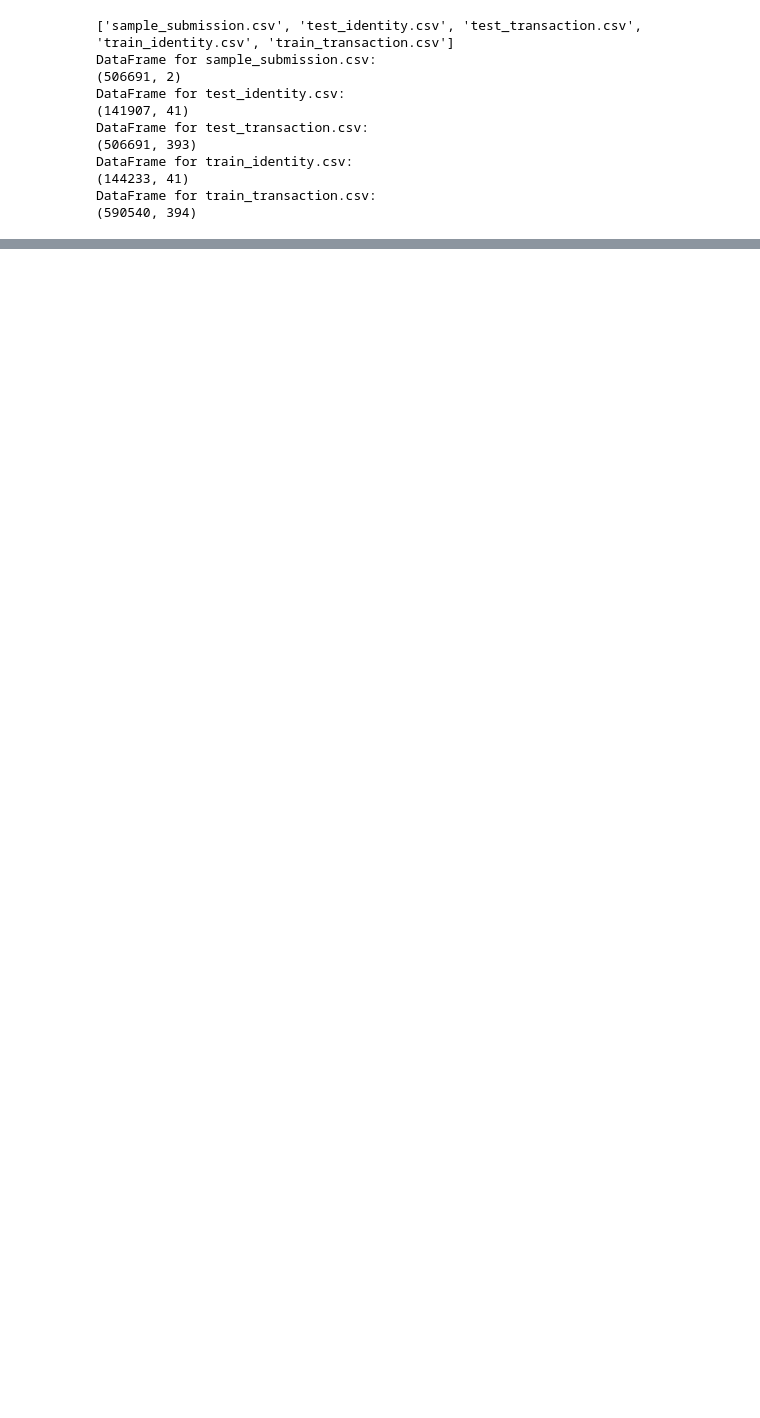
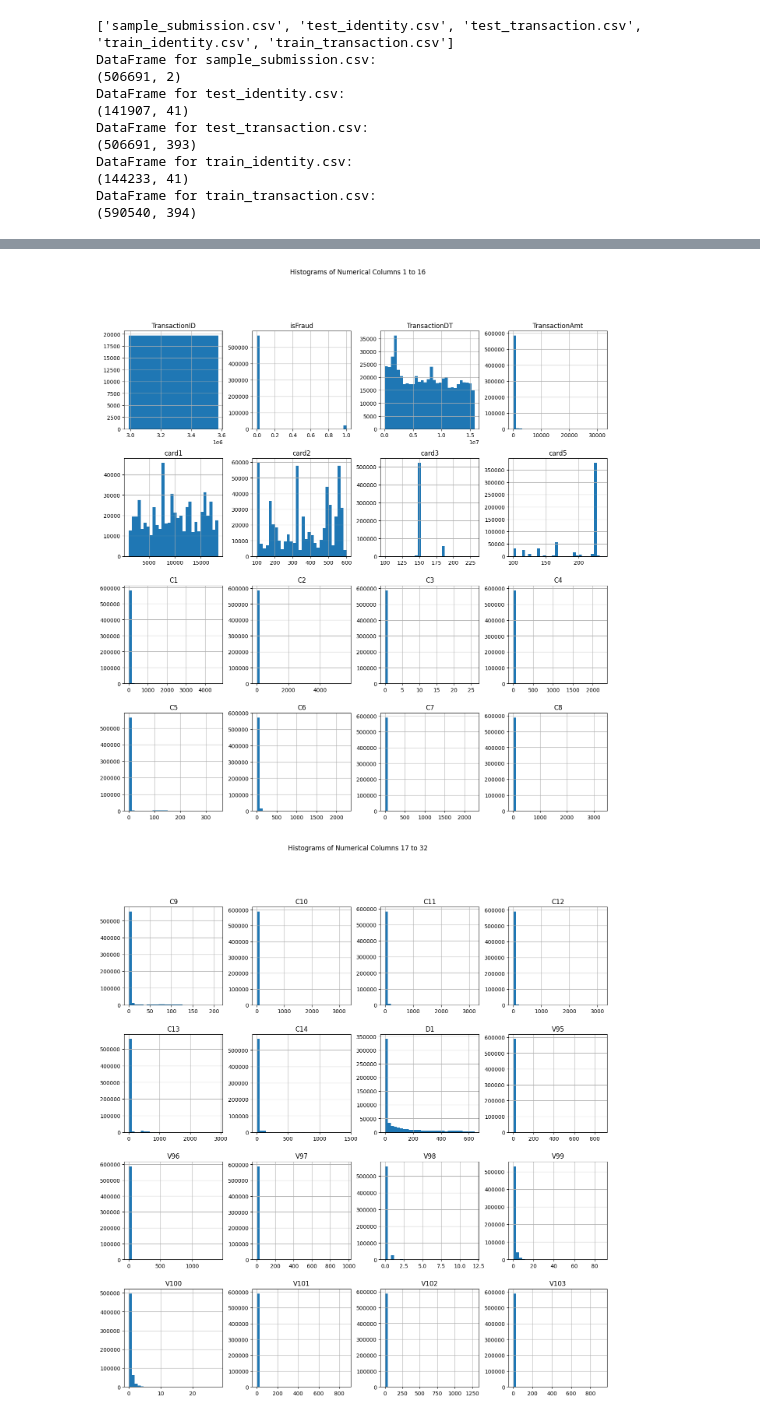
Before and after one commit to wnstnb/fraud-viz, a Jupyter notebook: experiment.ipynb, the cells around one changed output, grey strips where cells are left out. Drawn from its saved outputs; the diff is of its cells as text; code cells hidden in the pictures; blank space fills up the shorter version.

```diff
--- a/experiment.ipynb
+++ b/experiment.ipynb
@@ -43,0 +48,2 @@ cwd = os.getcwd()
+# %%
+train = dfs['train_transaction'].merge(dfs['train_identity'], on='TransactionID', how='left')
@@ -43,0 +69,8 @@ cwd = os.getcwd()
+# %%
+train_clean = train.convert_dtypes()
+
+# threshold = int(0.95 * len(train))
+
+threshold = len(train_clean) - int(0.95 * len(train))
+
+train_clean = train_clean.loc[:, train_clean.isnull().sum() < threshold]
@@ -43,0 +120,21 @@ cwd = os.getcwd()
+# %%
+# Histograms for numerical dtypes in batches of 16
+numerical_columns = train_clean.select_dtypes(include=['number']).columns
+batch_size = 16
+
+for i in range(0, len(numerical_columns), batch_size):
+    batch_columns = numerical_columns[i:i + batch_size]
+    train_clean[batch_columns].hist(bins=30, figsize=(16, 16))
+    plt.suptitle(f'Histograms of Numerical Columns {i + 1} to {i + len(batch_columns)}')
+    plt.show()
+
+# Count plots for non-numeric types
+non_numerical_columns = train_clean.select_dtypes(exclude=['number']).columns
+for column in non_numerical_columns:
+    plt.figure(figsize=(10, 5))
+    sns.countplot(y=column, data=train_clean, order=train_clean[column].value_counts().index)
+    plt.title(f'Count Plot of {column}')
+    plt.show()
+# %% [output]
+[figure, added]
+[figure, added]
```
Also changed, not shown: parts of 10 cells of this notebook, 8 other files.
